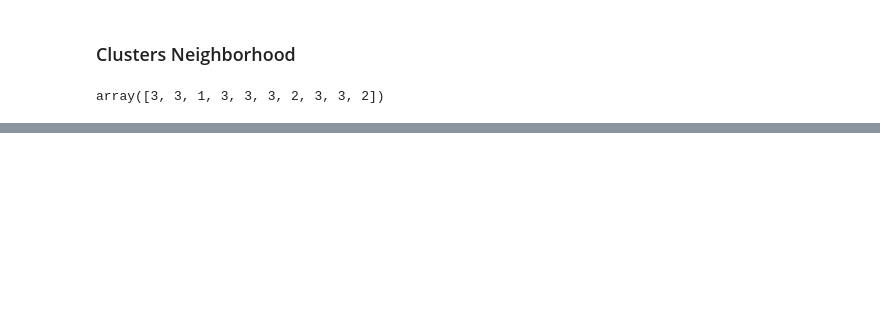
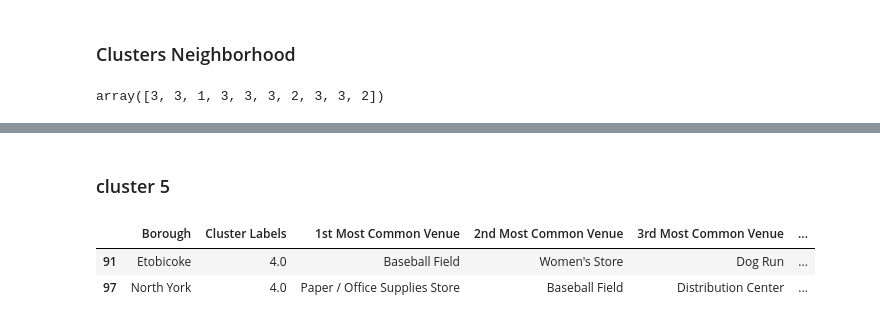
Before and after one commit to nymeowmeow/Coursera_Capstone, a Jupyter notebook: clustering.ipynb, the cells around one changed output, grey strips where cells are left out. Saved outputs shown, nothing was run; the diff lists cells and outputs as text; code cells hidden in the pictures; blank space fills up the shorter version.

```diff
--- a/clustering.ipynb
+++ b/clustering.ipynb
@@ -610,0 +680,8 @@ map_clusters
+# %% [markdown]
+### cluster 5
+# %%
+toronto_merged.loc[toronto_merged['Cluster Labels'] == 4, toronto_merged.columns[[1] + list(range(5, toronto_merged.shape[1]))]]
+# %% [output]
+|  | Borough | Cluster Labels | 1st Most Common Venue | 2nd Most Common Venue | 3rd Most Common Venue | ... |
+| 91 | Etobicoke | 4.0 | Baseball Field | Women's Store | Dog Run | ... |
+| 97 | North York | 4.0 | Paper / Office Supplies Store | Baseball Field | Distribution Center | ... |
```
Also changed, not shown: parts of 12 cells of this notebook.
